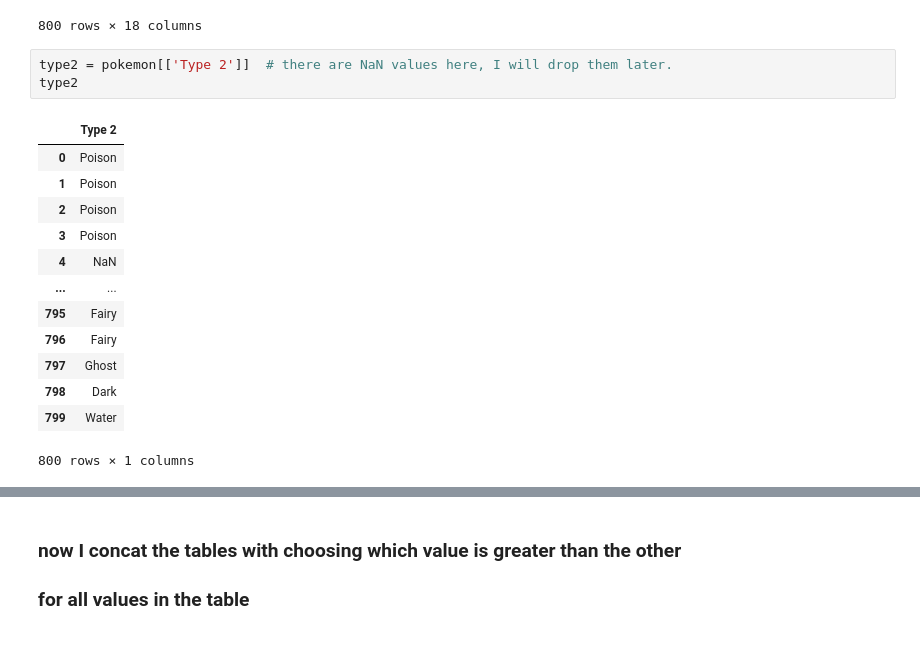
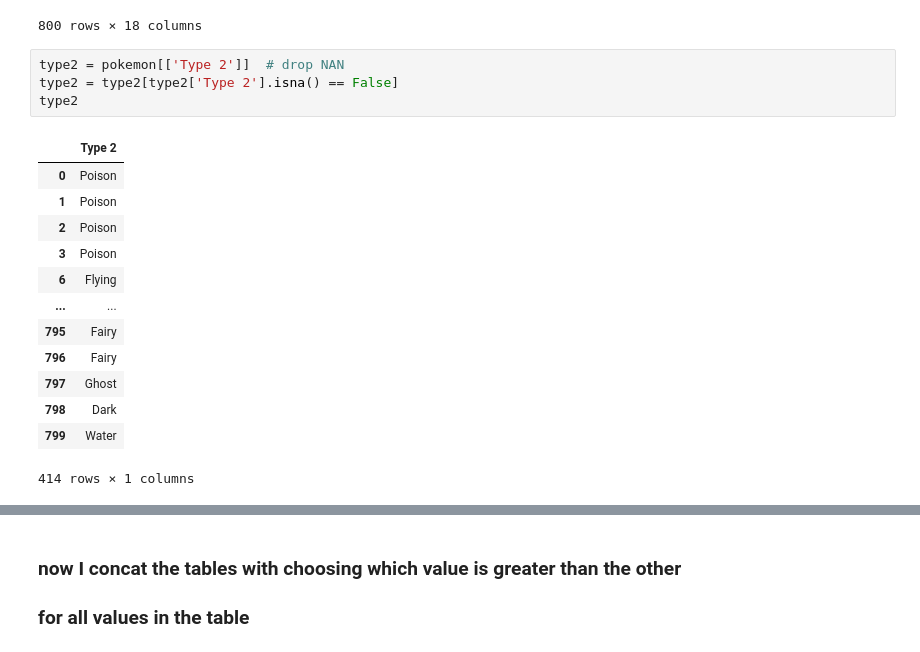
Before and after one commit to aslivns/lab-dataframe-calculations, a Jupyter notebook: your-code/challenge-2.ipynb, the cells around one changed output, grey strips where cells are left out. Cells and saved outputs as stored; diff of their text form.

```diff
--- a/your-code/challenge-2.ipynb
+++ b/your-code/challenge-2.ipynb
@@ -134,21 +134,22 @@ type1_encoded
 | 798 | 0.0 | 0.0 | 0.0 | 0.0 | 0.0 | 0.0 | 0.0 | 0.0 | 0.0 | 0.0 | 0.0 | ... |
 | 799 | 0.0 | 0.0 | 0.0 | 0.0 | 0.0 | 0.0 | 1.0 | 0.0 | 0.0 | 0.0 | 0.0 | ... |
 800 rows × 18 columns
-# %%
-type2 = pokemon[['Type 2']]  # there are NaN values here, I will drop them later.
-type2
-# %% [output]
-|  | Type 2 |
-| 0 | Poison |
-| 1 | Poison |
-| 2 | Poison |
-| 3 | Poison |
-| 4 | NaN |
-| ... | ... |
-| 795 | Fairy |
-| 796 | Fairy |
-| 797 | Ghost |
-| 798 | Dark |
-| 799 | Water |
-800 rows × 1 columns
+# %%
+type2 = pokemon[['Type 2']]  # drop NAN
+type2 = type2[type2['Type 2'].isna() == False]
+type2
+# %% [output]
+|  | Type 2 |
+| 0 | Poison |
+| 1 | Poison |
+| 2 | Poison |
+| 3 | Poison |
+| 6 | Flying |
+| ... | ... |
+| 795 | Fairy |
+| 796 | Fairy |
+| 797 | Ghost |
+| 798 | Dark |
+| 799 | Water |
+414 rows × 1 columns
 # %%
```
Also changed, not shown: parts of 7 cells of this notebook.
